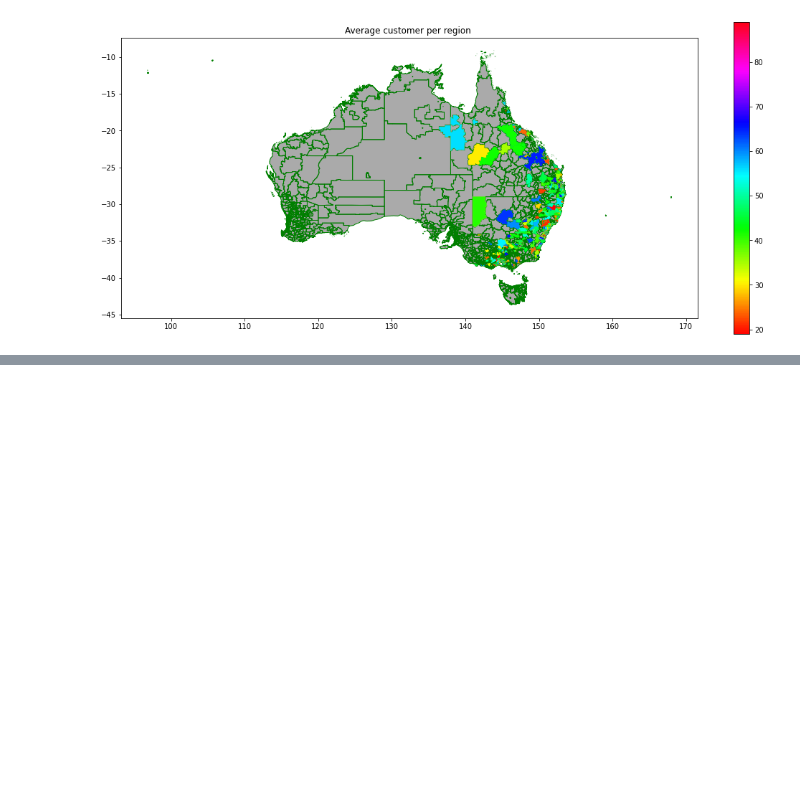
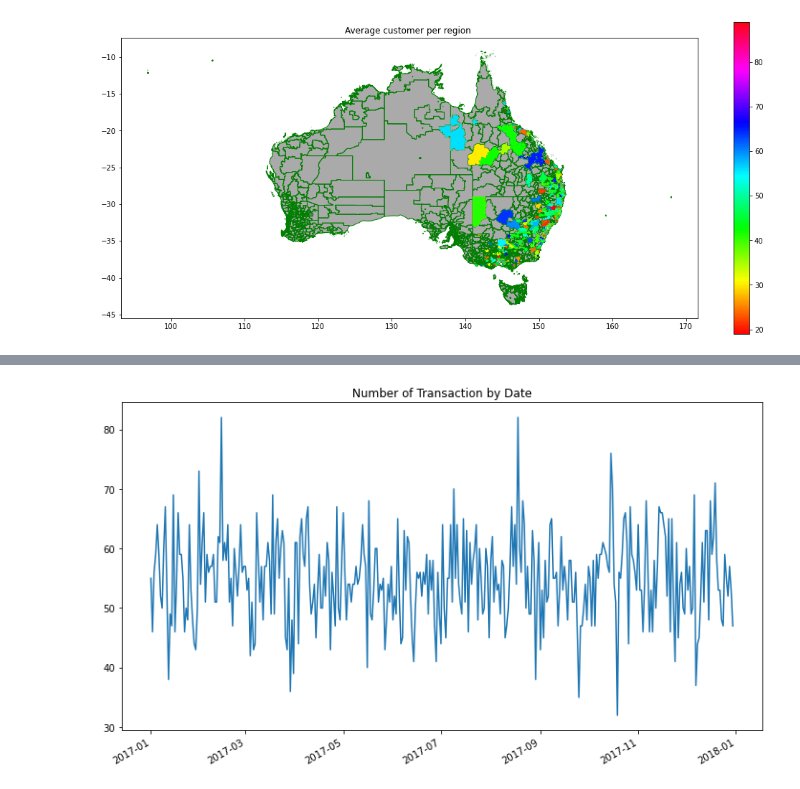
Before and after one commit to Dielvic/KPMG-Analysis-Virtual-Stage, a Jupyter notebook: KPMG_virtual_stage.ipynb, the cells around one changed output, grey strips where cells are left out. Cells and saved outputs as stored; diff of their text form; code cells hidden in the pictures; blank space fills up the shorter version.

```diff
--- a/KPMG_virtual_stage.ipynb
+++ b/KPMG_virtual_stage.ipynb
@@ -620,0 +685,7 @@ plt.savefig('chloropletmap_age.jpg')
+# %%
+plt.figure(figsize=(12,7))
+df1['transaction_date'].value_counts().plot()
+plt.title('Number of Transaction by Date')
+plt.savefig('Transaction.jpg')
+# %% [output]
+[figure, added]
```
Also changed, not shown: parts of 86 cells of this notebook.
